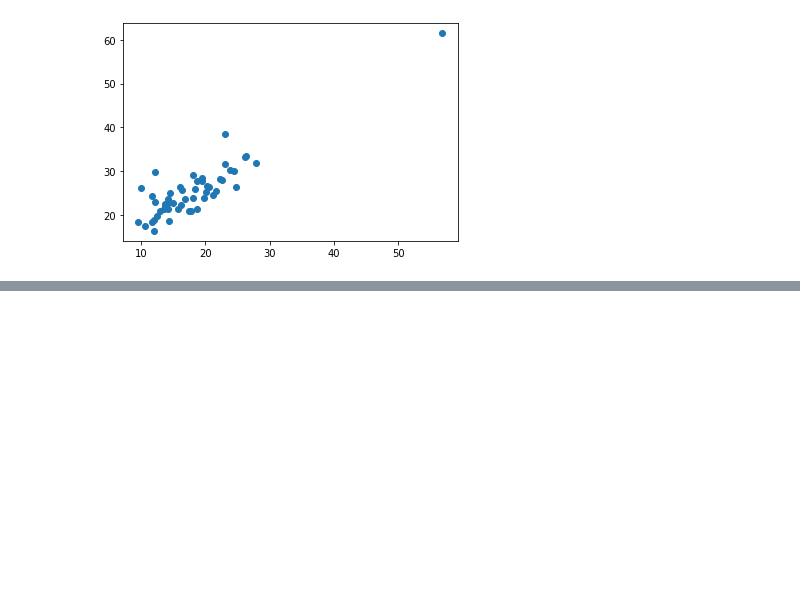
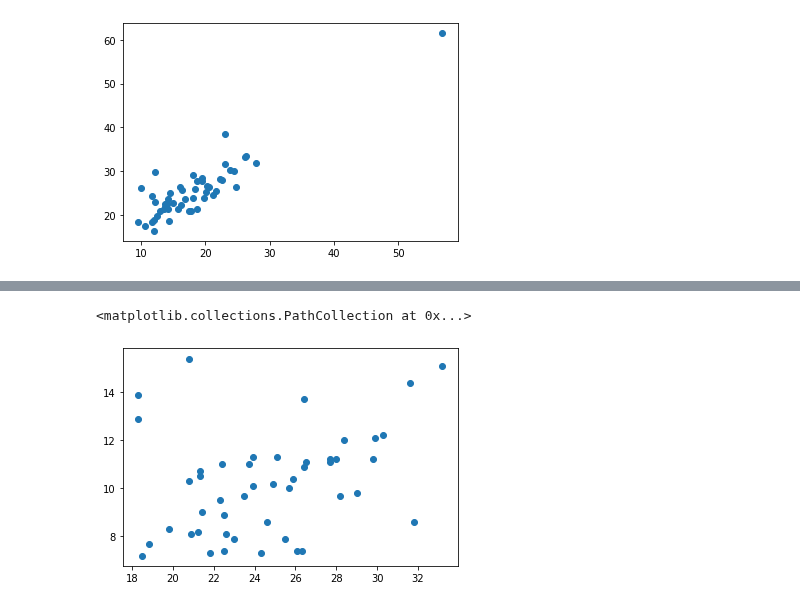
Before and after one commit to imagineLife/data-cleaner, a Jupyter notebook: Scatterplots.ipynb, the cells around one changed output, grey strips where cells are left out. Drawn from its saved outputs; the diff is of its cells as text; code cells hidden in the pictures; blank space fills up the shorter version.

```diff
--- a/Scatterplots.ipynb
+++ b/Scatterplots.ipynb
@@ -246,0 +139,6 @@ plt.boxplot(perc_bach)
+# %%
+# 18 - 34
+plt.scatter(no_hs_outliers,no_out_18_34)
+# %% [output]
+<matplotlib.collections.PathCollection at 0x...>
+[figure, added]
```
Also changed, not shown: parts of 25 cells of this notebook.
